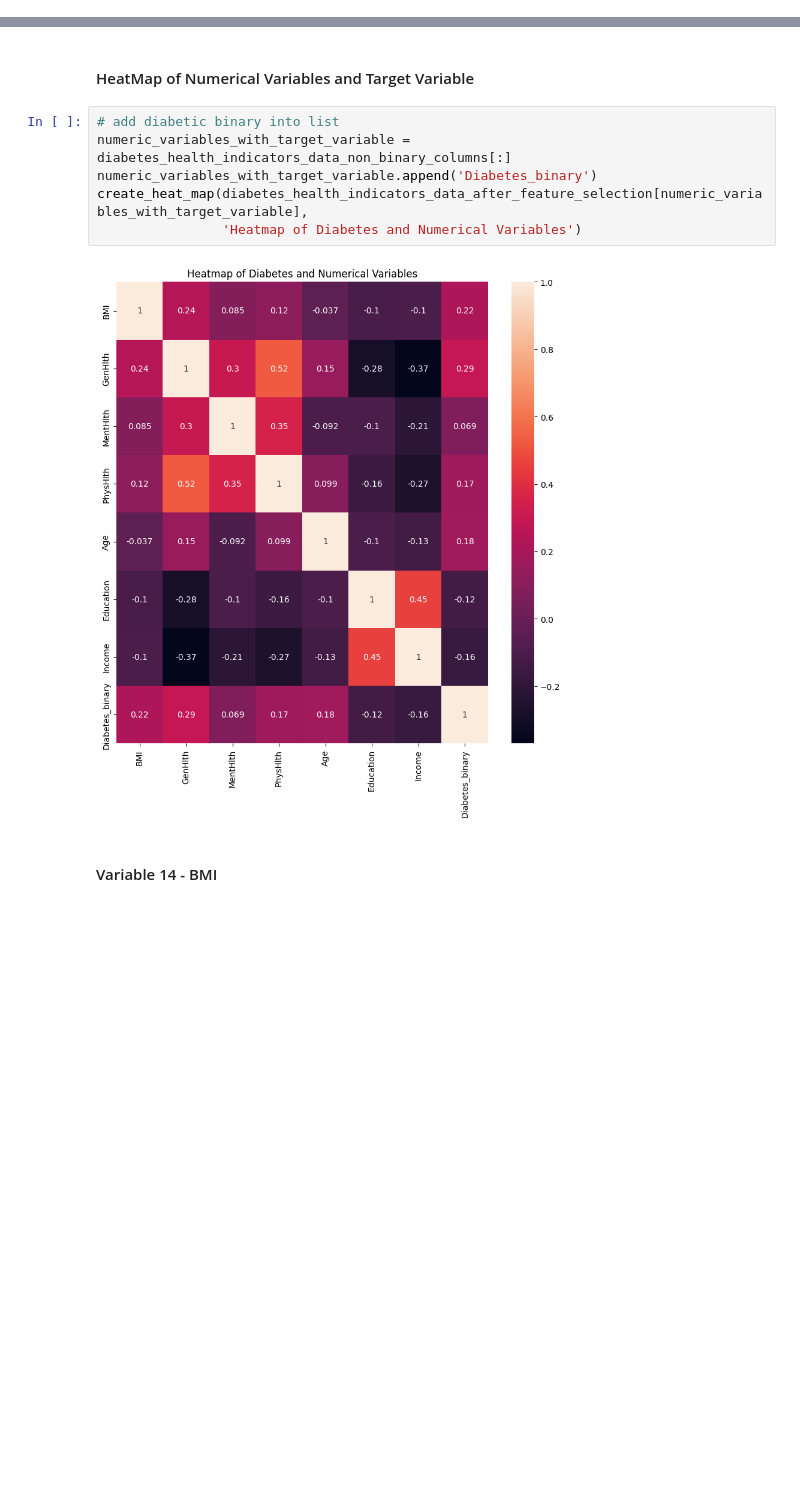
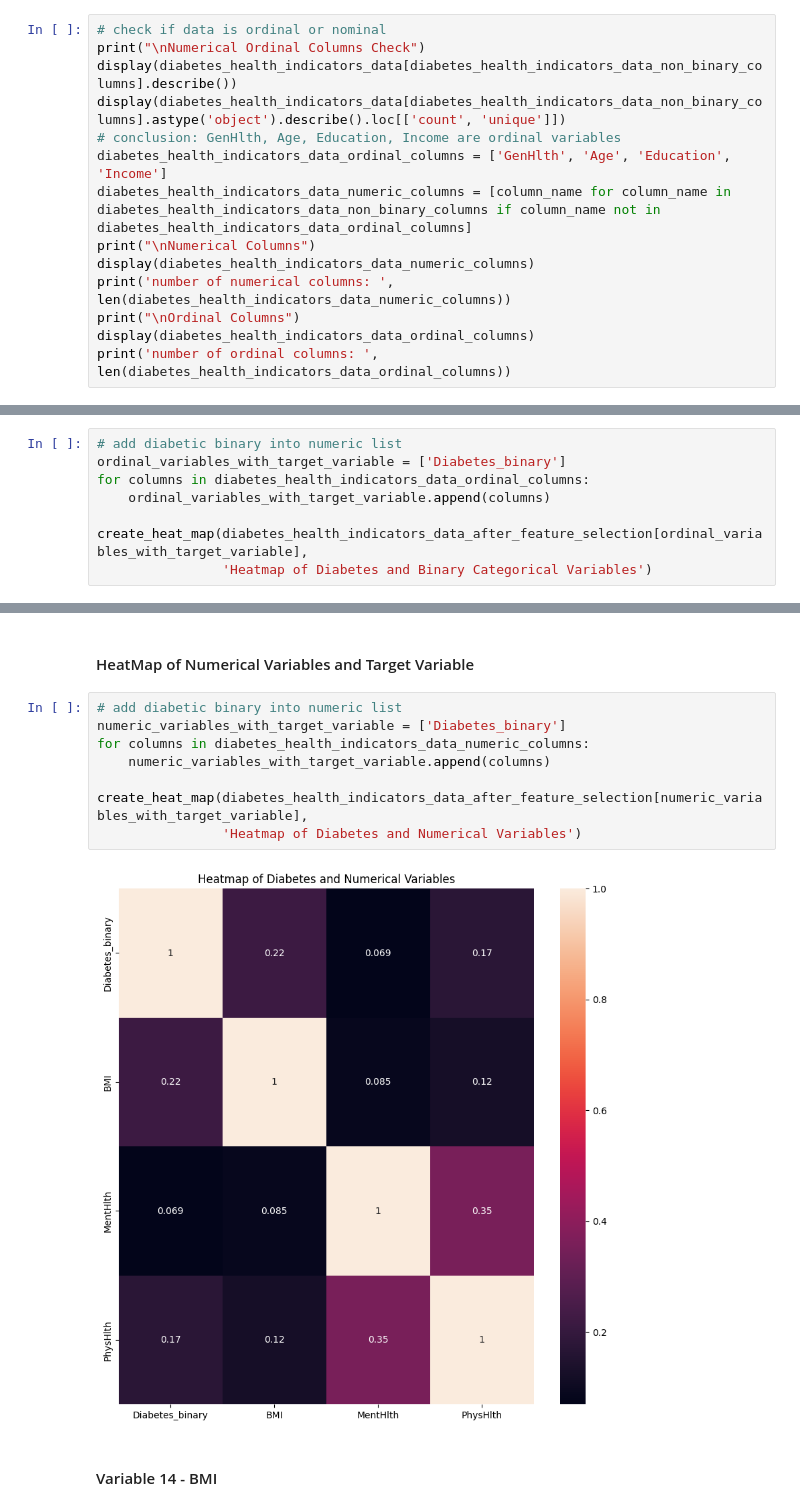
Before and after one commit to RileyLeo/Diabetes-Prediction-ML, a Jupyter notebook: notebook.ipynb, the cells around one changed output, grey strips where cells are left out. Drawn from its saved outputs; the diff is of its cells as text; blank space fills up the shorter version.

Commit message:
ordinal changes

```diff
--- a/notebook.ipynb
+++ b/notebook.ipynb
@@ -183,3 +183,17 @@ number of binary columns:  15
 Non-Binary Columns
 ['BMI', 'GenHlth', 'MentHlth', 'PhysHlth', 'Age', 'Education', 'Income']
 number of non-binary columns:  7
+# %%
+# check if data is ordinal or nominal
+print("\nNumerical Ordinal Columns Check")
+display(diabetes_health_indicators_data[diabetes_health_indicators_data_non_binary_columns].describe())
+display(diabetes_health_indicators_data[diabetes_health_indicators_data_non_binary_columns].astype('object').describe().loc[['count', 'unique']])
+# conclusion: GenHlth, Age, Education, Income are ordinal variables
+diabetes_health_indicators_data_ordinal_columns = ['GenHlth', 'Age', 'Education', 'Income']
+diabetes_health_indicators_data_numeric_columns = [column_name for column_name in diabetes_health_indicators_data_non_binary_columns if column_name not in diabetes_health_indicators_data_ordinal_columns]
+print("\nNumerical Columns")
+display(diabetes_health_indicators_data_numeric_columns)
+print('number of numerical columns: ', len(diabetes_health_indicators_data_numeric_columns))
+print("\nOrdinal Columns")
+display(diabetes_health_indicators_data_ordinal_columns)
+print('number of ordinal columns: ', len(diabetes_health_indicators_data_ordinal_columns))
@@ -530,0 +616,8 @@ create_pi_chart_for_categorical_variables(diabetes_health_indicators_data_after_
+# %%
+# add diabetic binary into numeric list
+ordinal_variables_with_target_variable = ['Diabetes_binary']
+for columns in diabetes_health_indicators_data_ordinal_columns:
+    ordinal_variables_with_target_variable.append(columns)
+
+create_heat_map(diabetes_health_indicators_data_after_feature_selection[ordinal_variables_with_target_variable],
+                'Heatmap of Diabetes and Binary Categorical Variables')
@@ -533,13 +672,15 @@ create_pi_chart_for_categorical_variables(diabetes_health_indicators_data_after_
 # %% [markdown]
 #### HeatMap of Numerical Variables and Target Variable
 # %%
-# add diabetic binary into list
-numeric_variables_with_target_variable = diabetes_health_indicators_data_non_binary_columns[:]
-numeric_variables_with_target_variable.append('Diabetes_binary')
+# add diabetic binary into numeric list
+numeric_variables_with_target_variable = ['Diabetes_binary']
+for columns in diabetes_health_indicators_data_numeric_columns:
+    numeric_variables_with_target_variable.append(columns)
+
 create_heat_map(diabetes_health_indicators_data_after_feature_selection[numeric_variables_with_target_variable],
                 'Heatmap of Diabetes and Numerical Variables')
 # %% [output]
-[figure, old version]
+[figure, new version]
 # %% [markdown]
 #### Variable 14 - BMI
 # %%
```
Also changed, not shown: parts of 32 cells of this notebook, 1 other file.
